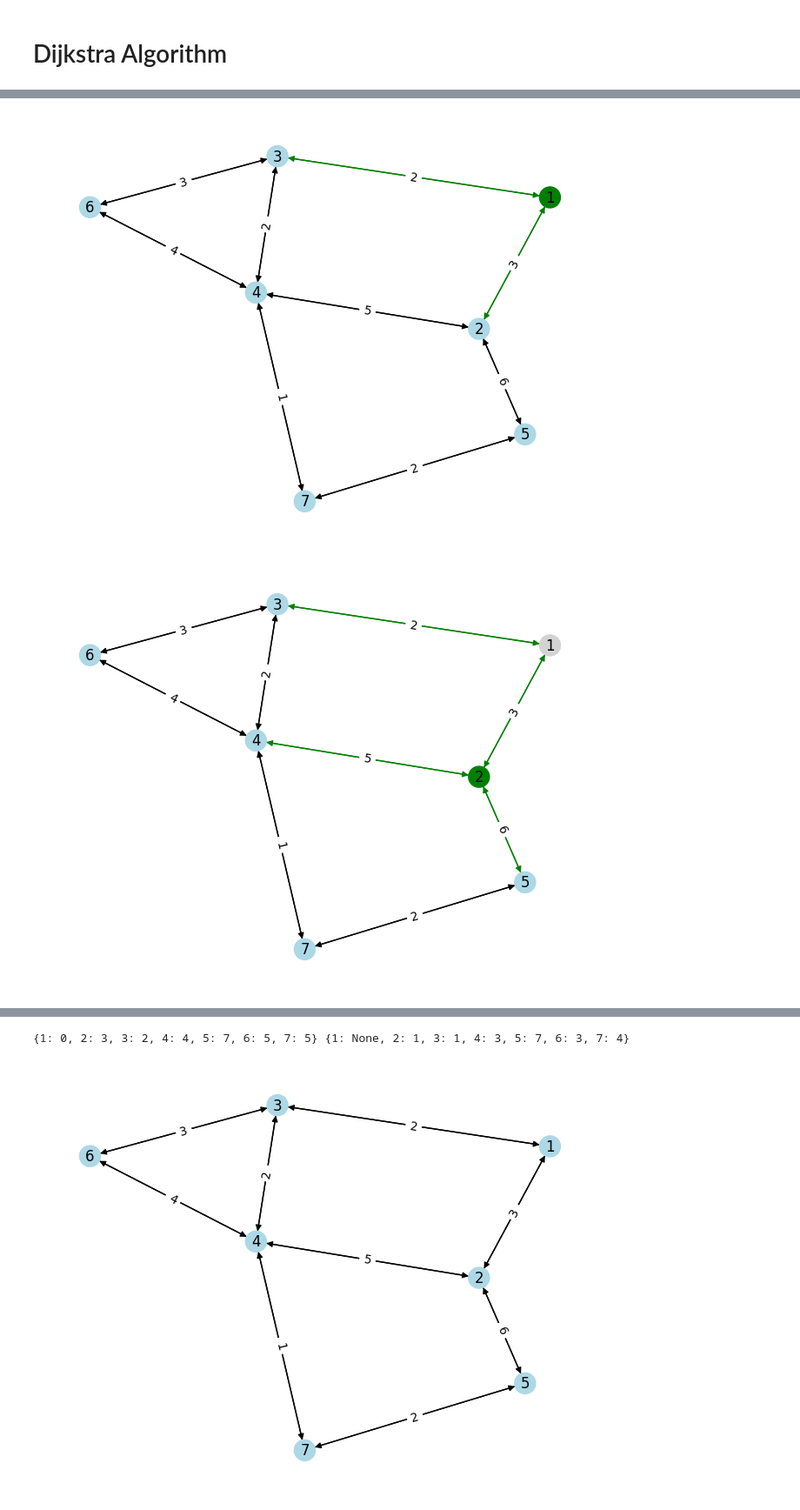
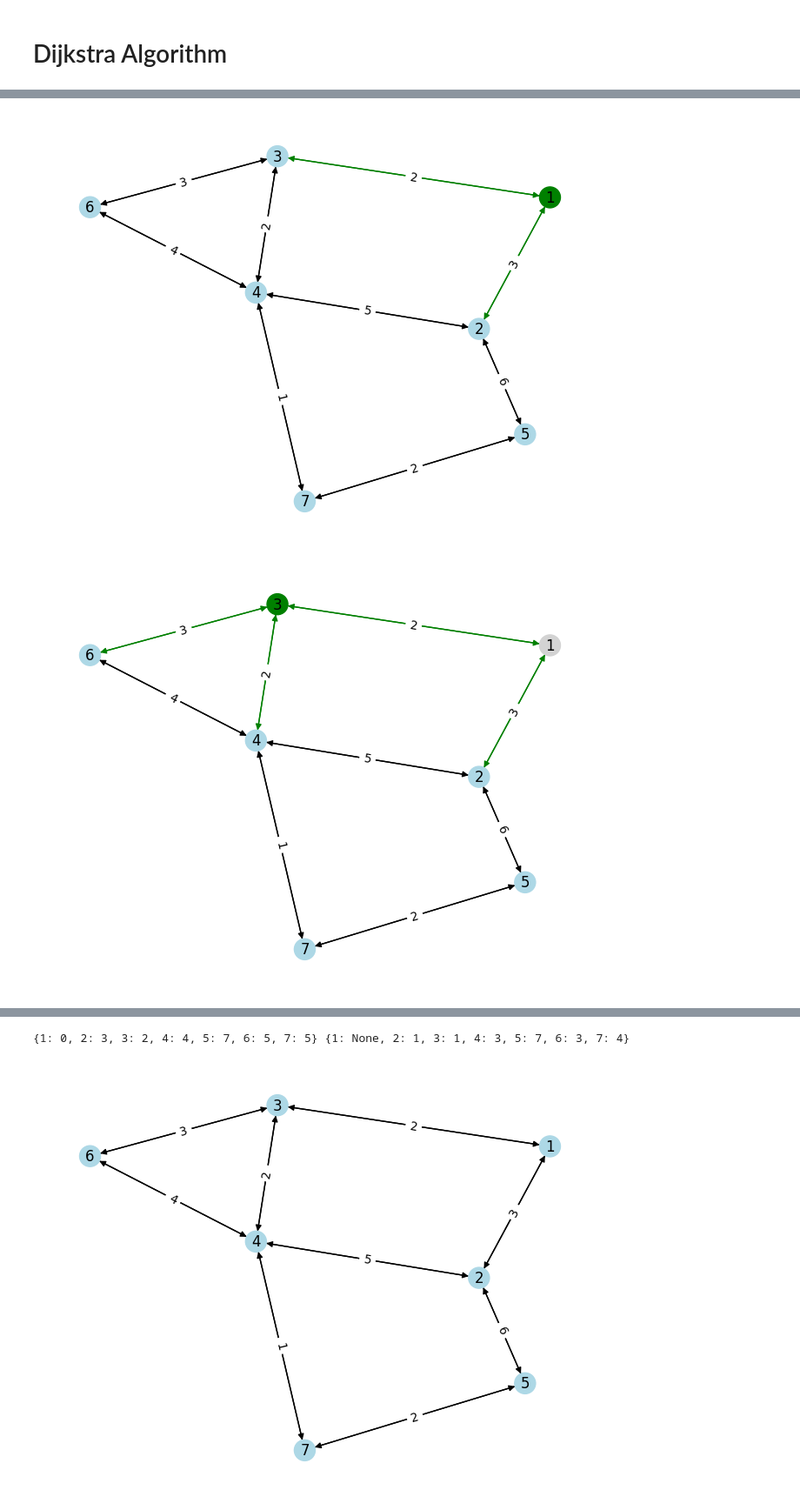
Before and after one commit to tt340/fh-swf-angewandte-algorithmen, a Jupyter notebook: notebook/dijkstra.ipynb, the cells around one changed output, grey strips where cells are left out. Shown: that part at 87% size. Saved outputs shown, nothing was run; the diff lists cells and outputs as text; code cells hidden in the pictures.

```diff
--- a/notebook/dijkstra.ipynb
+++ b/notebook/dijkstra.ipynb
@@ -5,6 +5,8 @@
 # %% [markdown]
 # Dijkstra Algorithm
 # %%
+import heapq
+
 # Dijkstra's algorithm
 def dijkstra(graph: nx.Graph, start = None, visualize_steps = False):
     Q = []
@@ -17,10 +19,12 @@ def dijkstra(graph: nx.Graph, start = None, visualize_steps = False):
     for node in list(graph.nodes()):
         dist[node] = float('inf')
         prev[node] = None
-        Q.append(node)
 
     start = start if (start is not None) else Q[0]
     dist[start] = 0
+
+    # Add the start node to the heap
+    heapq.heappush(Q, (0, start))  # (distance, node)
 
     if visualize_steps:
         # only for visualization
@@ -36,7 +40,11 @@ def dijkstra(graph: nx.Graph, start = None, visualize_steps = False):
             # remove up to here
 
         # Verarbeite den nächsten Knoten aus Q
-        u = Q.pop(0)
+        current_distance, u = heapq.heappop(Q)
+
+        # Wenn die Distanz in der Q größer ist, als die aktuelle Distanz zu u -> überspringen
+        if current_distance > dist[u]:
+            continue
 
         # only for visualization
         if visualize_steps:
@@ -44,10 +52,8 @@ def dijkstra(graph: nx.Graph, start = None, visualize_steps = False):
             visualizer.color_node(curr_node, color="green")
             # remove up to here
 
-        edges = graph.out_edges(u, data=True)
-
         # Prüfe für alle Kanten von u
-        for (_, v, data) in edges:
+        for _, v, data in graph.out_edges(u, data=True):
             # Ob die aktuelle Distanz von u plus das Gewicht der Kante
             alt = dist[u] + data['weight']
 
@@ -58,33 +64,36 @@ def dijkstra(graph: nx.Graph, start = None, visualize_steps = False):
                 # wenn ja, aktualisiere den Vorgänger und die Distanz zu v
                 dist[v] = alt
                 prev[v] = u
+
+                # Add the updated distance and node to the priority queue
+                heapq.heappush(Q, (alt, v))
 
                 # only for visualization
                 if visualize_steps:
                     if curr_prev is not None:
                         visualizer.color_edge((curr_prev, v), color="default")
                     minNode = min(u, v)
                     maxNode = max(u, v)
 
                     visualizer.color_edge((minNode, maxNode), color="green")
                 # remove up to here
 
         if visualize_steps:
             visualizer.draw_graph()
 
     if visualize_steps:
         visualizer.disable_manual_mode()
 
     return (dist, prev)
 
 start = 1
 
 visualizer.color_node(start, color="red")
 
 dist, prev = dijkstra(G, start, visualize_steps=True)
 
 print(dist, prev)
 # %% [output]
 [figure]
 [figure]
-[figure, old version]
+[figure, new version]
```
Also changed, not shown: parts of 1 cell of this notebook, 1 other file.
